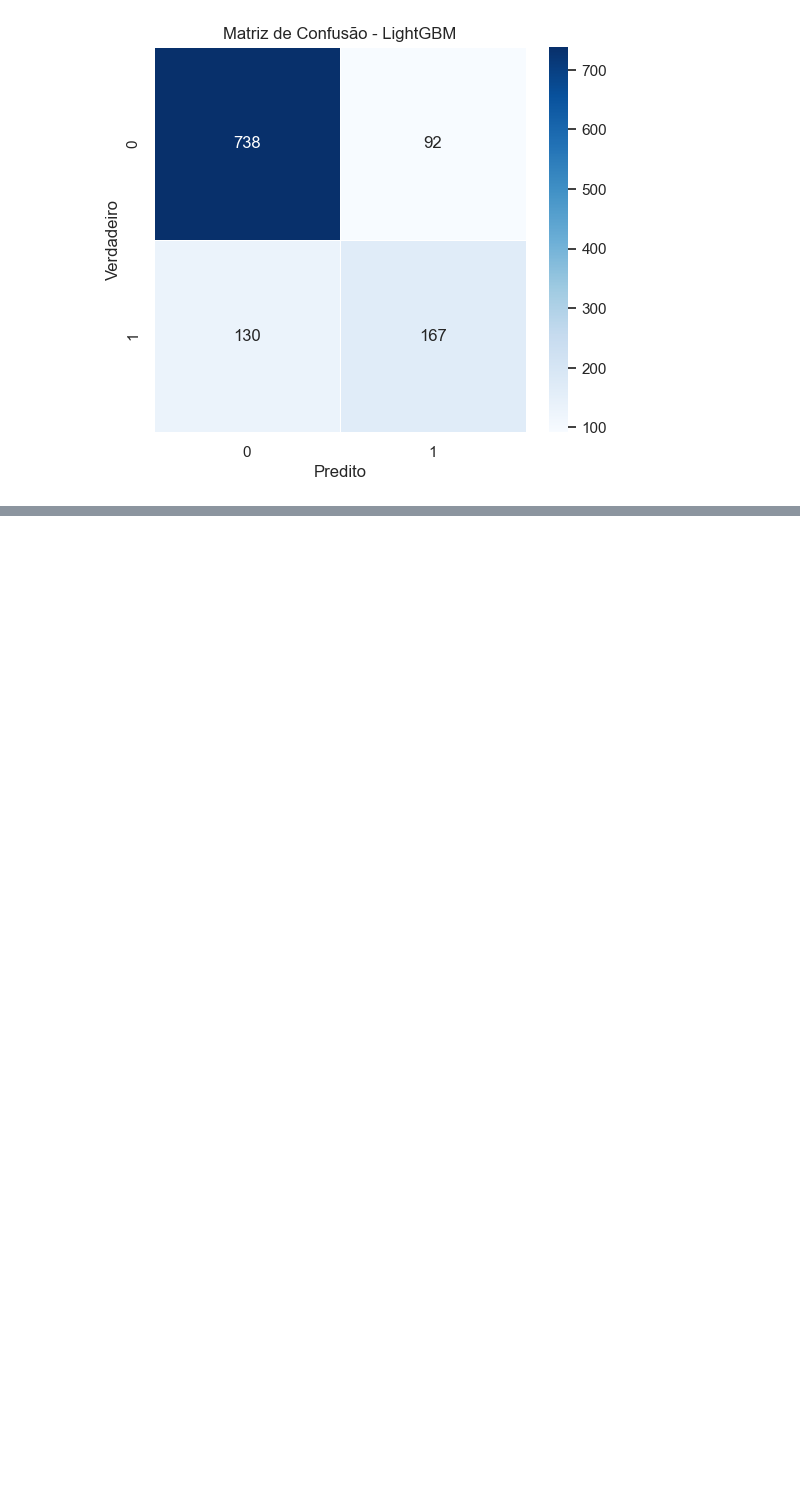
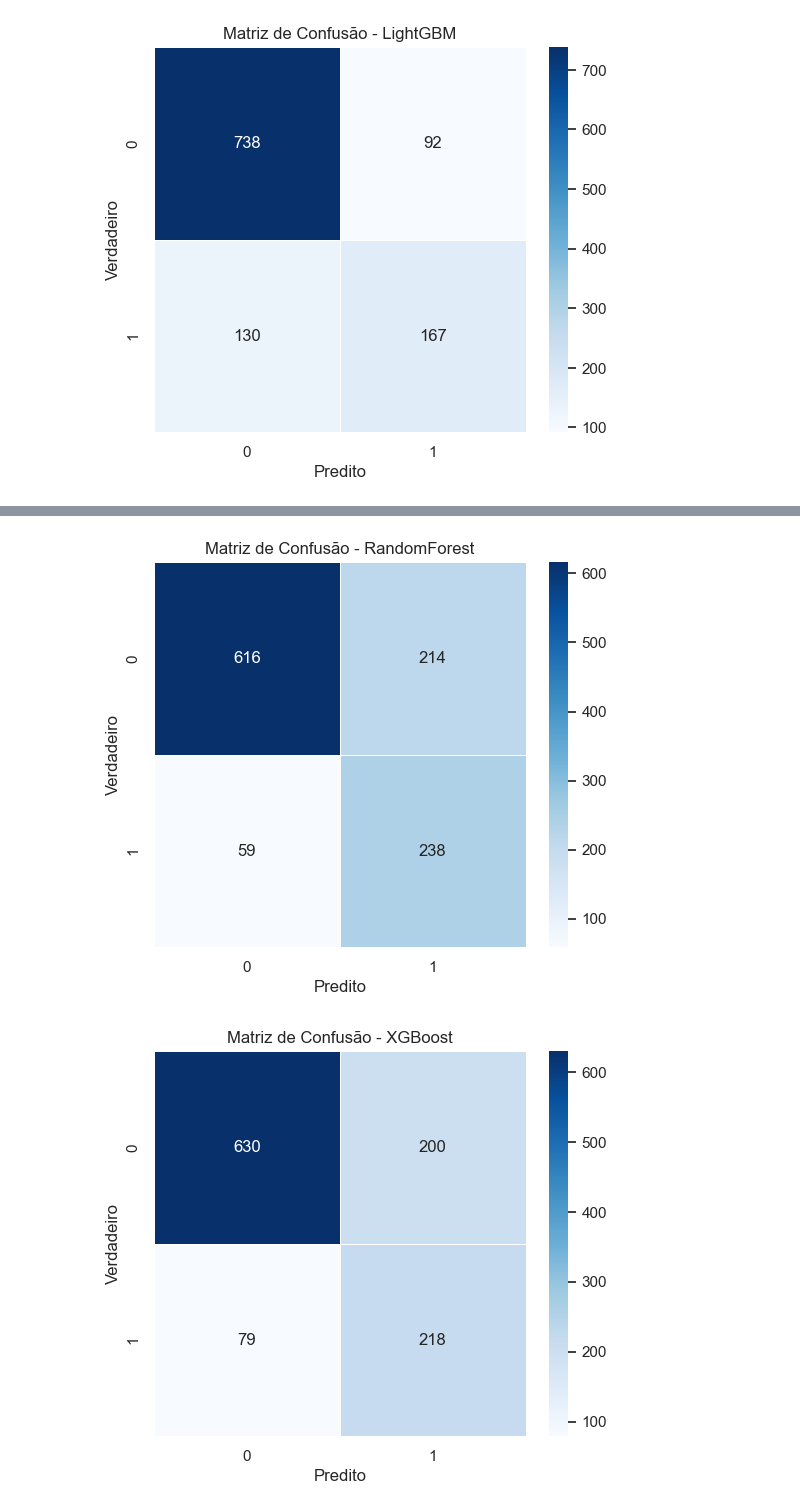
Before and after one commit to donikurtz/ChurnAnalysis-Telco, a Jupyter notebook: notebook/03_classificacao.ipynb, the cells around one changed output, grey strips where cells are left out. Drawn from its saved outputs; the diff is of its cells as text; code cells hidden in the pictures; blank space fills up the shorter version.

```diff
--- a/notebook/03_classificacao.ipynb
+++ b/notebook/03_classificacao.ipynb
@@ -206,0 +243,25 @@ for name, model in models.items():
+# %%
+def apply_threshold(probabilities, threshold=0.5):
+    return (probabilities >= threshold).astype(int)
+# %%
+# Definindo um novo threshold
+new_threshold = 0.265
+
+# Configurando o estilo do gráfico
+sns.set(style="white")
+
+# Criar matrizes de confusão para cada modelo
+for name, model in models.items():
+    y_pred = apply_threshold(model.predict_proba(X_valida)[:, 1], threshold=new_threshold)
+    cm = confusion_matrix(y_valida, y_pred)
+
+    # Plotando a matriz de confusão
+    plt.figure(figsize=(6,5))
+    sns.heatmap(cm, annot=True, fmt="d", linewidths=.5, cmap="Blues")
+    plt.title(f'Matriz de Confusão - {name}')
+    plt.ylabel('Verdadeiro')
+    plt.xlabel('Predito')
+    plt.show()
+# %% [output]
+[figure, added]
+[figure, added]
```
Also changed, not shown: parts of 4 cells of this notebook.
